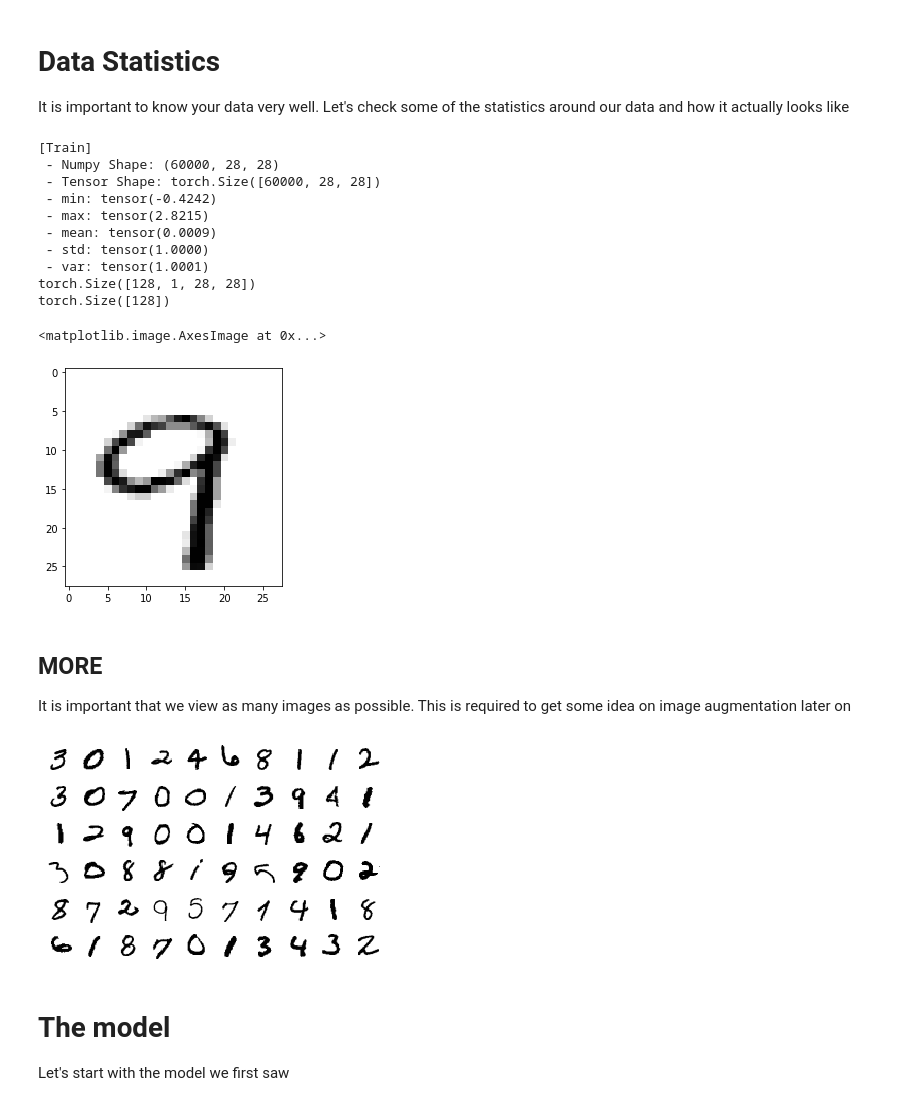
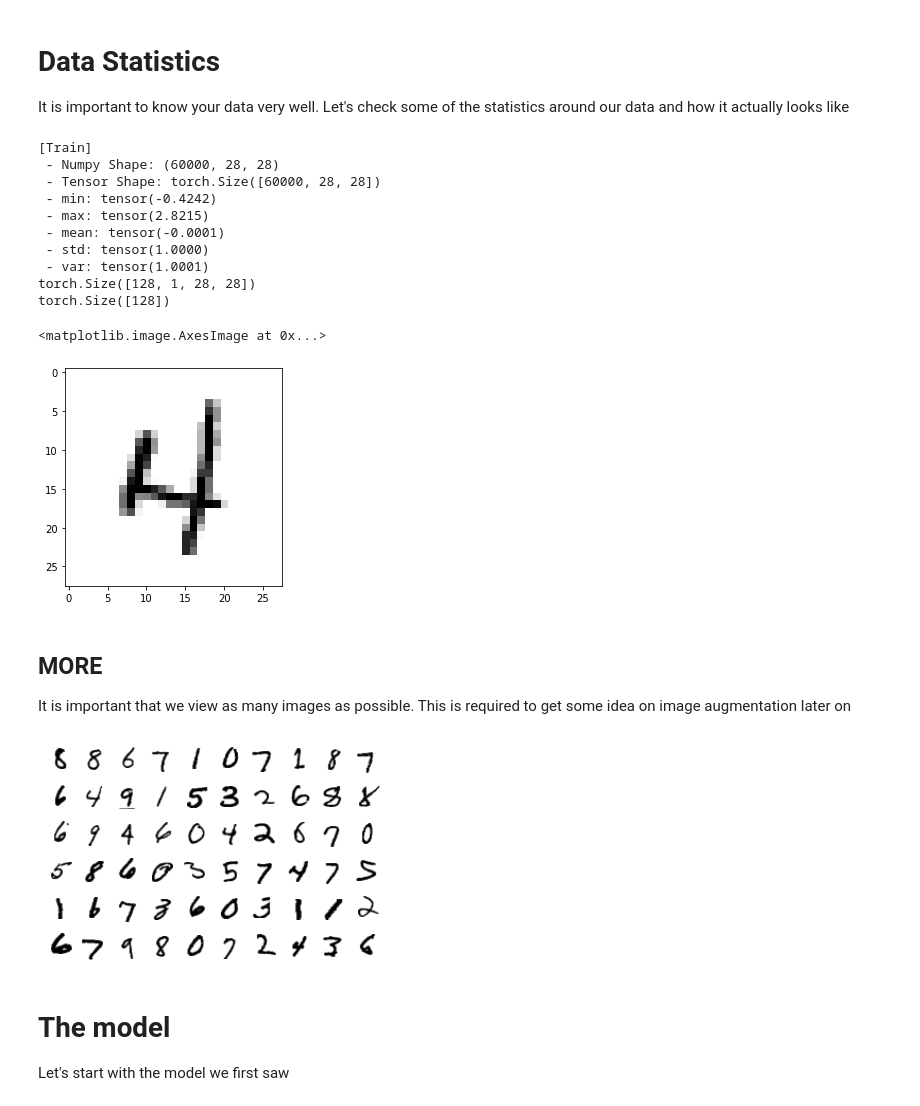
Before and after one commit to Nageswar-Sahoo/EVA-8, a Jupyter notebook: assignment-3/assignment-part-1.ipynb, the cells around one changed output. Saved outputs shown, nothing was run; the diff lists cells and outputs as text; code cells hidden in the pictures.

```diff
--- a/assignment-3/assignment-part-1.ipynb
+++ b/assignment-3/assignment-part-1.ipynb
@@ -88,36 +88,36 @@ train_data = train.transform(train_data.numpy())
 print('[Train]')
 print(' - Numpy Shape:', train.train_data.cpu().numpy().shape)
 print(' - Tensor Shape:', train.train_data.size())
 print(' - min:', torch.min(train_data))
 print(' - max:', torch.max(train_data))
 print(' - mean:', torch.mean(train_data))
 print(' - std:', torch.std(train_data))
 print(' - var:', torch.var(train_data))
 
 dataiter = iter(train_loader)
-images, labels = dataiter.next()
+images, labels = next(dataiter)
 
 print(images.shape)
 print(labels.shape)
 
 # Let's visualize some of the images
 %matplotlib inline
 import matplotlib.pyplot as plt
 
 plt.imshow(images[0].numpy().squeeze(), cmap='gray_r')
 # %% [output]
 [Train]
  - Numpy Shape: (60000, 28, 28)
  - Tensor Shape: torch.Size([60000, 28, 28])
  - min: tensor(-0.4242)
  - max: tensor(2.8215)
- - mean: tensor(0.0009)
+ - mean: tensor(-0.0001)
  - std: tensor(1.0000)
  - var: tensor(1.0001)
 torch.Size([128, 1, 28, 28])
 torch.Size([128])
 <matplotlib.image.AxesImage at 0x...>
-[figure, old version]
+[figure, new version]
 # %% [markdown]
 ## MORE
 
@@ -130,7 +130,7 @@ for index in range(1, num_of_images + 1):
     plt.axis('off')
     plt.imshow(images[index].numpy().squeeze(), cmap='gray_r')
 # %% [output]
-[figure, old version]
+[figure, new version]
 # %% [markdown]
 # The model
 Let's start with the model we first saw
```
Also changed, not shown: parts of 5 cells of this notebook.
